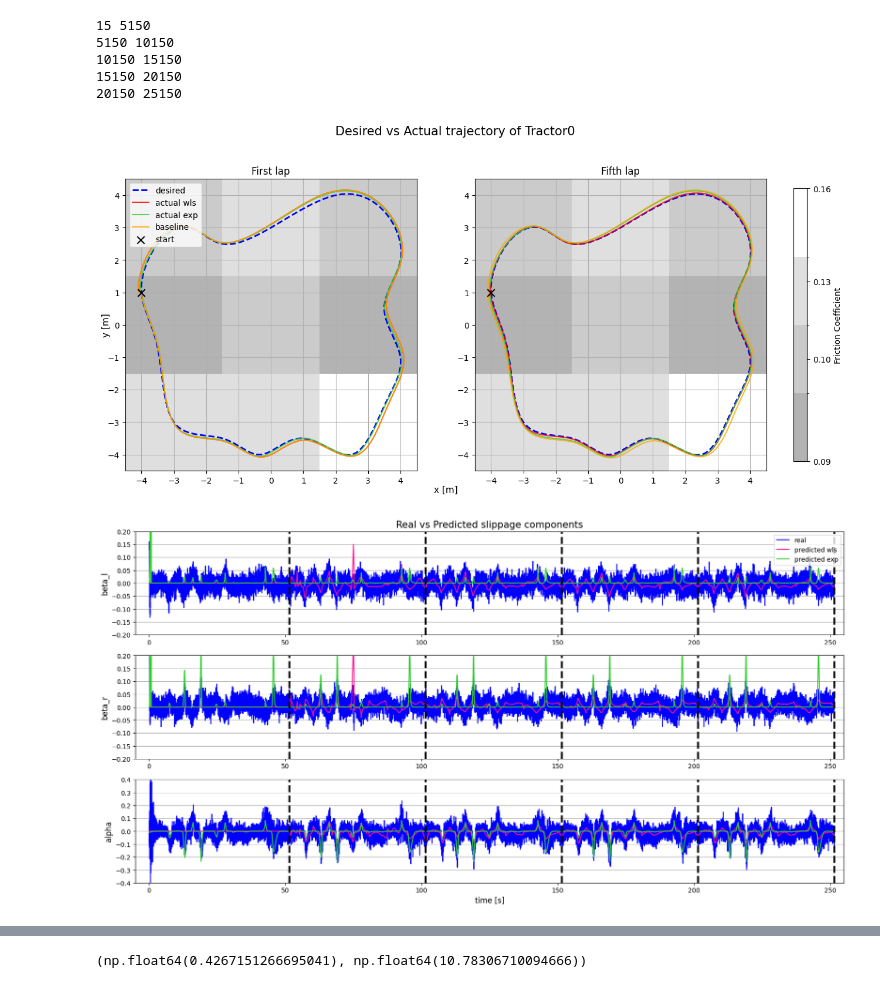
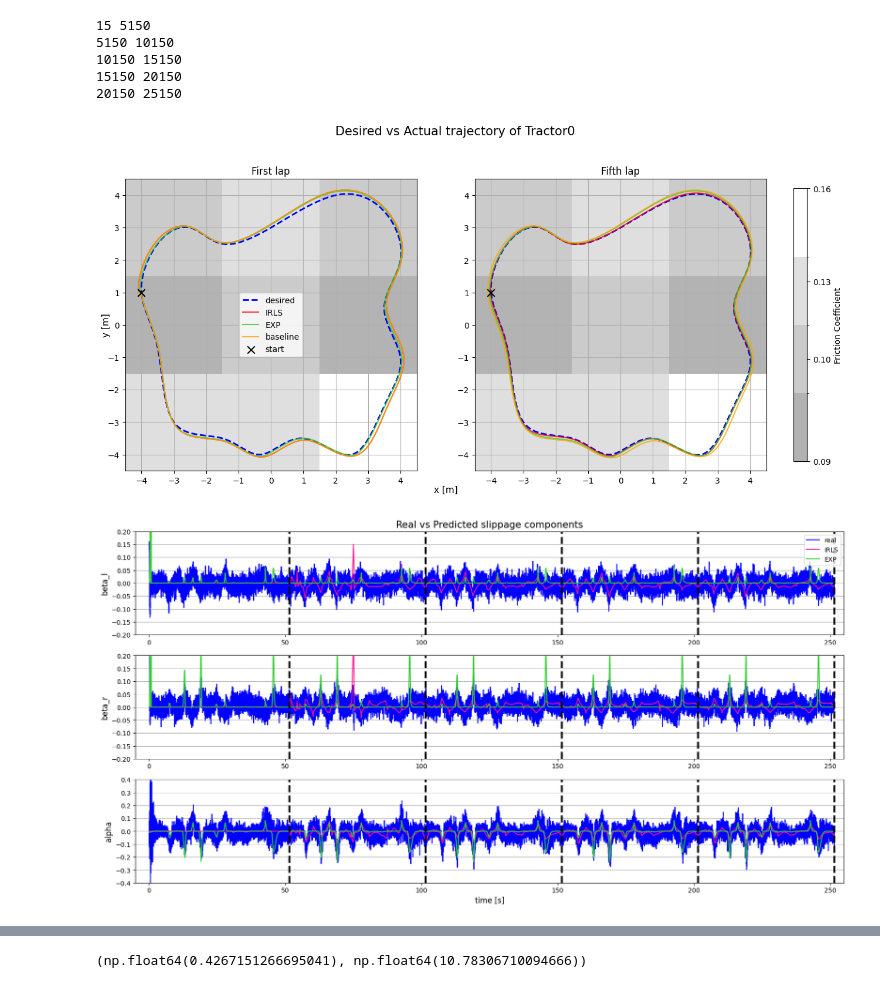
Before and after one commit to jprogrammer13/drp_course_2023, a Jupyter notebook: notebooks/results_plot.ipynb, the cells around one changed output, grey strips where cells are left out. Cells and saved outputs as stored; diff of their text form; code cells hidden in the pictures.

```diff
--- a/notebooks/results_plot.ipynb
+++ b/notebooks/results_plot.ipynb
@@ -62,9 +62,9 @@ ax[0].set_title("First lap")
 ax[0].plot(des_state_wls[0, :][lap_idx[0]:lap_idx[1]],
            des_state_wls[1, :][lap_idx[0]:lap_idx[1]], label="desired", color="blue",  linestyle='dashed', linewidth=2)
 ax[0].plot(state_wls[0, :][lap_idx[0]:lap_idx[1]],
-           state_wls[1, :][lap_idx[0]:lap_idx[1]], label=f"actual wls", color="red", linewidth=1.5, alpha=0.8)
+           state_wls[1, :][lap_idx[0]:lap_idx[1]], label=f"IRLS", color="red", linewidth=1.5, alpha=0.8)
 ax[0].plot(state_exp[0, :][lap_idx[0]:lap_idx[1]],
-           state_exp[1, :][lap_idx[0]:lap_idx[1]], label=f"actual exp", color="limegreen", linewidth=1.5, alpha=0.8)
+           state_exp[1, :][lap_idx[0]:lap_idx[1]], label=f"EXP", color="limegreen", linewidth=1.5, alpha=0.8)
 ax[0].plot(state_none[0, :][lap_idx[0]:lap_idx[1]],
            state_none[1, :][lap_idx[0]:lap_idx[1]], label=f"baseline", color="orange", linewidth=1.5, alpha=0.8)
 
@@ -101,35 +101,35 @@ ax[1].plot(state_wls[0, :][lap_idx[-2]:lap_idx[-1]],
 ax[1].plot(state_exp[0, :][lap_idx[-2]:lap_idx[-1]],
            state_exp[1, :][lap_idx[-2]:lap_idx[-1]], color="limegreen", linewidth=1.5, alpha=0.8)
 ax[1].plot(state_none[0, :][lap_idx[-2]:lap_idx[-1]],
            state_none[1, :][lap_idx[-2]:lap_idx[-1]], label=f"baseline", color="orange", linewidth=1.5, alpha=0.8)
 
 ax[1].scatter([-4], [1], [80], zorder=10, marker="x", color='black')
 
 
 ax[1].grid(True)
 ax[1].set_xlim(-4.5, 4.5)
 ax[1].set_ylim(-4.5, 4.5)
 # ax[1].axis("equal")
 
 # Overlay the friction coefficient grid on the second subplot
 ax[1].imshow(friction_coeff_matrix, cmap=cmap, norm=norm,
              extent=[-4.5, 4.5, -4.5, 4.5], origin='lower', alpha=0.3)
 # Add a colorbar with actual friction coefficient values
 
 cbar = fig.colorbar(friction_plot, ax=ax,
                     orientation='vertical', fraction=0.02, pad=0.04)
 cbar.set_label('Friction Coefficient')
 
 cbar.set_ticks([0.09041, 0.1, 0.13349, 0.1568])
 cbar.set_ticklabels([f'{tick:.2f}' for tick in [0.09041, 0.1, 0.13349, 0.1568]])
 
-ax[0].legend(loc='upper left')
+ax[0].legend(loc='center')
 fig.suptitle("Desired vs Actual trajectory of Tractor0", fontsize=15)
 plt.savefig(osp.join(data_path, "des_vs_actual_traj.pdf"),
             dpi=500, bbox_inches='tight')
 plt.show()
 # %% [output]
-[figure, old version]
+[figure, new version]
 # %%
 beta_l_wls = joblib.load(osp.join(data_path, 'WLS_beta_l.bin'))
 beta_l_pred_wls = joblib.load(osp.join(data_path, 'WLS_beta_l_pred.bin'))
@@ -153,15 +153,15 @@ plt.title("Real vs Predicted slippage components", fontsize=15)
 plt.plot(time[lap_idx[0]:lap_idx[-1]],
          beta_l_wls[lap_idx[0]:lap_idx[-1]], "-b", label="real")
 plt.plot(time[lap_idx[0]:lap_idx[-1]], beta_l_pred_wls[lap_idx[0]:lap_idx[-1]],
-         color="deeppink", label="predicted wls")
+         color="deeppink", label="IRLS")
 plt.plot(time[lap_idx[0]:lap_idx[-1]], beta_l_pred_exp[lap_idx[0]:lap_idx[-1]],
-         color="limegreen", label="predicted exp")
+         color="limegreen", label="EXP")
 for t in time[lap_idx[1:]]:
     plt.axvline(t, linestyle='dashed', linewidth=3, color="black")
 plt.ylim(-0.2, 0.2)
 plt.xlim(-5, 255)
 plt.ylabel("beta_l", fontsize=12)
-plt.legend()
+plt.legend(loc='upper right')
 plt.grid(True, axis="y")
 
 plt.subplot(3, 1, 2)
@@ -197,7 +197,7 @@ plt.savefig(osp.join(data_path, "real_vs_pred.pdf"),
             dpi=500, bbox_inches='tight')
 plt.show()
 # %% [output]
-[figure, old version]
+[figure, new version]
 # %%
 ex_wls = np.array(joblib.load(osp.join(data_path, 'WLS_ex.bin')))
 ex_exp = np.array(joblib.load(osp.join(data_path, 'EXP_ex.bin')))
```
Also changed, not shown: parts of 3 cells of this notebook, 8 other files.
